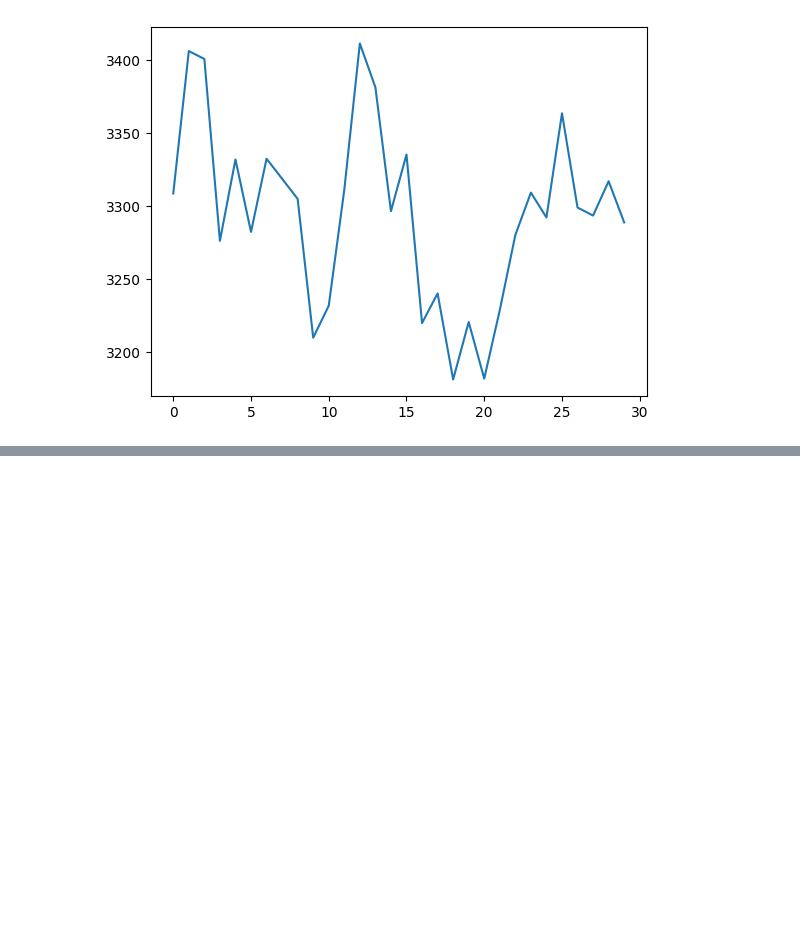
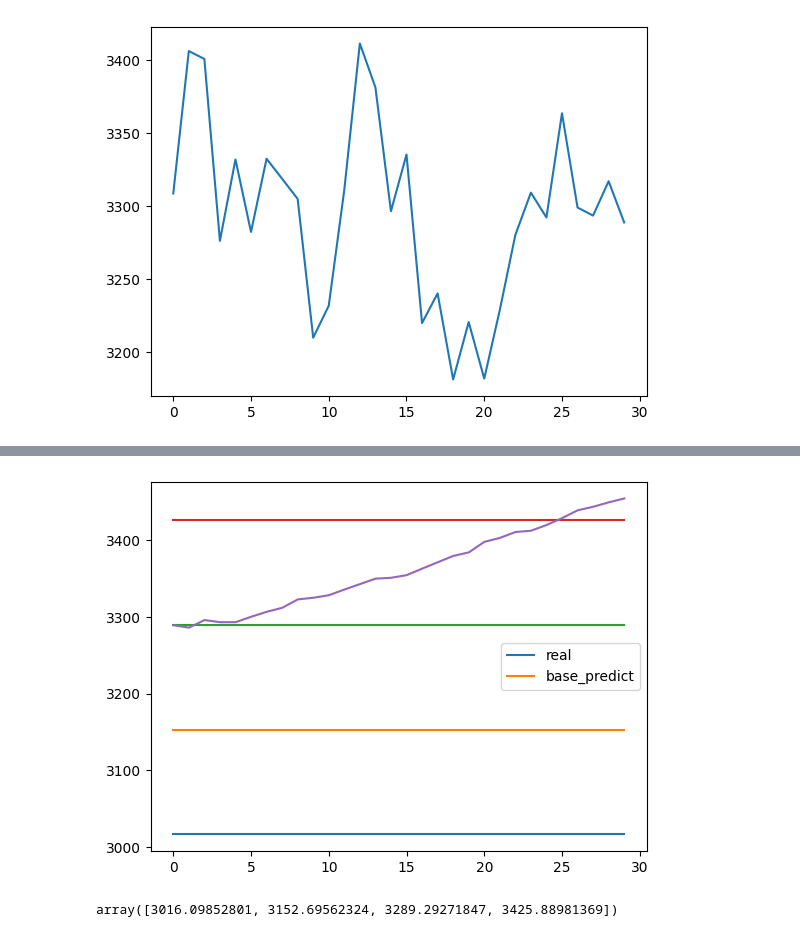
Before and after one commit to bahram3000/google_colab, a Jupyter notebook: auto_nn.ipynb, the cells around one changed output, grey strips where cells are left out. Cells and saved outputs as stored; diff of their text form; code cells hidden in the pictures; blank space fills up the shorter version.

```diff
--- a/auto_nn.ipynb
+++ b/auto_nn.ipynb
@@ -192,0 +193,20 @@ plt.show()
+# %%
+bc_all=base_cenarios_by_given_future_dt(y_p_all[-1],l_cenarios=30,base_dt=closes)
+# %%
+mfc_all=most_frequency_cenarios(closes,10,0.9,100,lcenarios=30)
+# %%
+#plt.plot(closes[-30:])
+plt.plot([mfc_all[0]]*30)
+plt.plot([mfc_all[1]]*30)
+plt.plot([mfc_all[2]]*30)
+plt.plot([mfc_all[3]]*30)
+#plt.plot([mfc_all[4]]*30)
+plt.plot(bc_all)
+plt.legend(['real','base_predict'])
+plt.show()
+# %% [output]
+[figure, added]
+# %%
+mfc_all
+# %% [output]
+array([3016.09852801, 3152.69562324, 3289.29271847, 3425.88981369])
```
Also changed, not shown: parts of 11 cells of this notebook.
